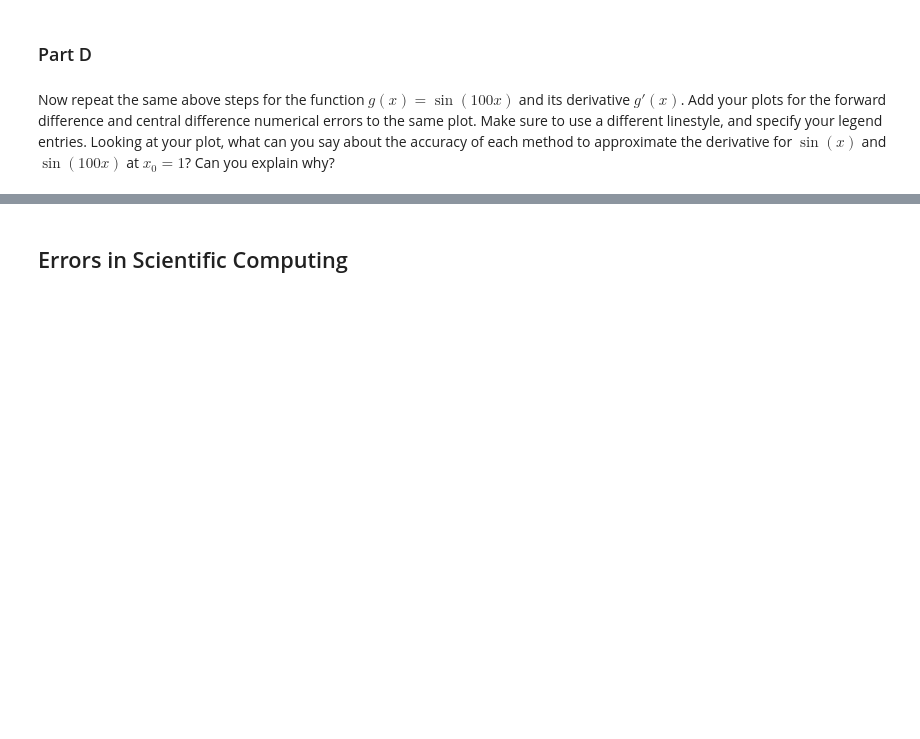
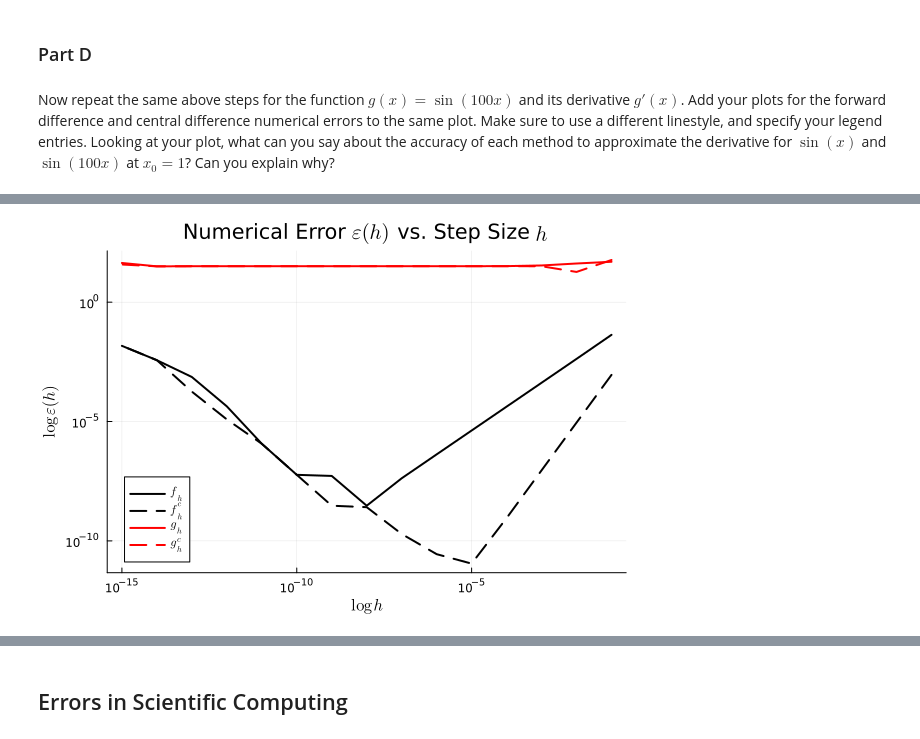
Before and after one commit to jacob-cunningham-ds/me2060, a Jupyter notebook: hw/hw1_code_cunningham.ipynb, the cells around one changed output, grey strips where cells are left out. Saved outputs shown, nothing was run; the diff lists cells and outputs as text; code cells hidden in the pictures; blank space fills up the shorter version.

```diff
--- a/hw/hw1_code_cunningham.ipynb
+++ b/hw/hw1_code_cunningham.ipynb
@@ -224,2 +313,27 @@ Now repeat the same above steps for the function $g(x) = \sin (100x)$ and its de
+# %%
+# New function to evaluate
+g(x::Real) = sin(100*x)
+
+# Numerical derivatives
+fh_g = fh(x, h, g)
+fch_g = fch(x, h, g)
+
+# Exact derivative
+g_deriv = 100 * cos(x)
+
+# Total errors
+ϵ_fh_g = ϵ(g_deriv, fh_g)
+ϵ_fch_g = ϵ(g_deriv, fch_g)
+
+# Plots
+plt.plot!(h, ϵ_fh_g,
+    label=ltx.L"g_{h}",
+    lc=:red, lw=2, ls=:solid)
+
+plt.plot!(h, ϵ_fch_g,
+    label=ltx.L"g^{c}_{h}",
+    lc=:red, lw=2, ls=:dash)
+# %% [output]
+[figure, added]
 # %% [markdown]
 :::{important} Answer 1D
```
Also changed, not shown: parts of 9 cells of this notebook, 7 other files.
